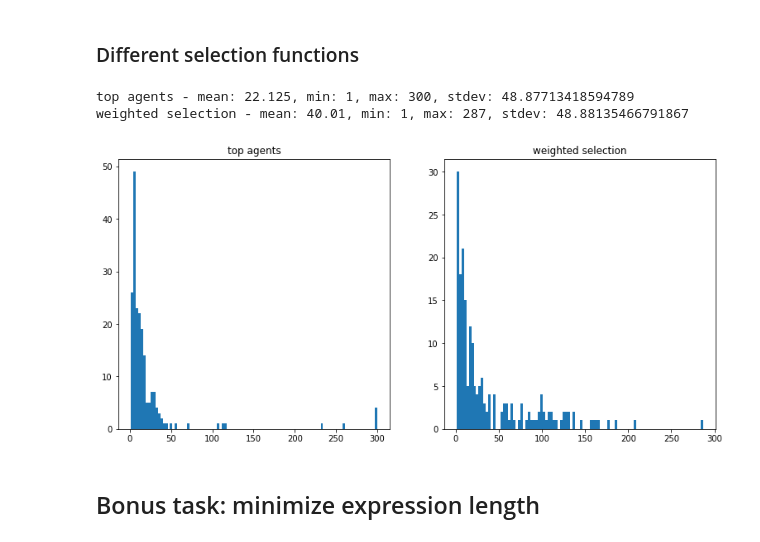
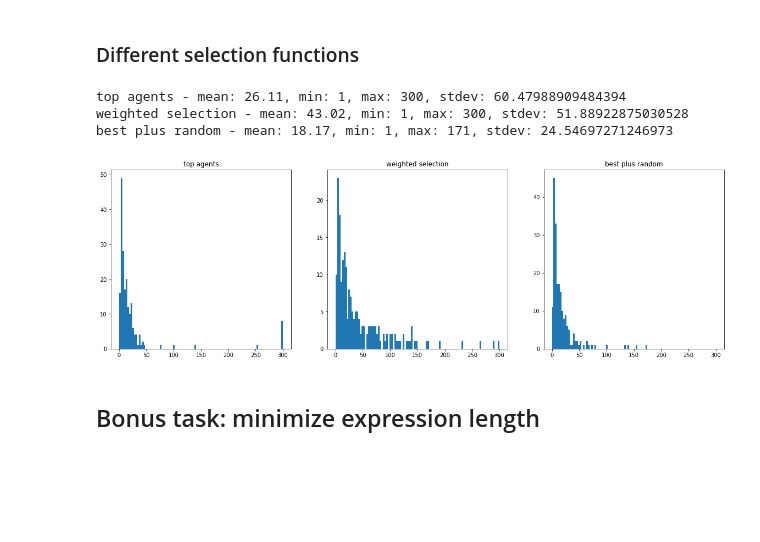
Before and after one commit to njezersek/Inteligent-Systems-assignment1, a Jupyter notebook: assignment.ipynb, the cells around one changed output. Drawn from its saved outputs; the diff is of its cells as text; code cells hidden in the pictures; blank space fills up the shorter version.

Commit message:
Best plus random select function

```diff
--- a/assignment.ipynb
+++ b/assignment.ipynb
@@ -426,3 +428,9 @@ error: 2507.000, fitness: -11.292, agent: 5 = 5.00,
+# %%
+def select_best_plus_random(population_with_fitness, n_agents):
+    best_agents = select_best_agents(population_with_fitness, n_agents//2)
+    best_agents.extend(random.choices(population_with_fitness, k=(n_agents - n_agents//2)))
+
+    return best_agents
 # %% [markdown]
 ## Evolution
 # %%
@@ -593,35 +601,36 @@ sqared - mean: 25.8, min: 1, max: 300, stdev: 66.69151965557427
 ### Different selection functions
 # %%
 N = 200
-selection_functions = [(select_best_agents, "top agents"), (select_weighted, "weighted selection")]
+selection_functions = [(select_best_agents, "top agents"), (select_weighted, "weighted selection"), (select_best_plus_random, "best plus random")]
 
 plt.figure(figsize=(20,6))
 
 for j, (selection_function, label) in enumerate(selection_functions):
     iterations_log = []
 
     for i in range(N):
         population = [generate_agent() for _ in range(population_size)]
         iterations, _ = evolve(
             population,
             fitness_log,
             selection_function,
             crossover,
             mutation,
             mutation_probability=0.2, survival_probability=0.2, max_iterations=300, keep_best=False, fitness_threshold=0
         )
 
         iterations_log.append(iterations)
 
     print(f"{label} - mean: {statistics.mean(iterations_log)}, min: {min(iterations_log)}, max: {max(iterations_log)}, stdev: {statistics.stdev(iterations_log)}")
 
     plt.subplot(1, 3, j+1)
     plt.title(f"{label}")
-    _ = plt.hist(iterations_log, bins=100)
+    _ = plt.hist(iterations_log, bins=100, range=(0, 300))
 # %% [output]
-top agents - mean: 22.125, min: 1, max: 300, stdev: 48.87713418594789
-weighted selection - mean: 40.01, min: 1, max: 287, stdev: 48.88135466791867
+top agents - mean: 26.11, min: 1, max: 300, stdev: 60.47988909484394
+weighted selection - mean: 43.02, min: 1, max: 300, stdev: 51.88922875030528
+best plus random - mean: 18.17, min: 1, max: 171, stdev: 24.54697271246973
-[figure, old version]
+[figure, new version]
 # %% [markdown]
 ## Bonus task: minimize expression length
 # %%
```
Also changed, not shown: parts of 1 cell of this notebook.
